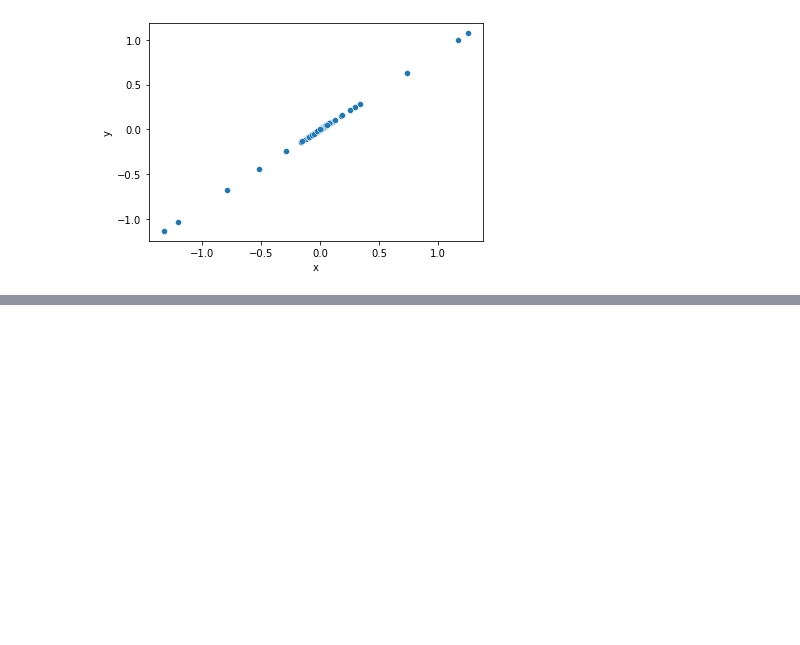
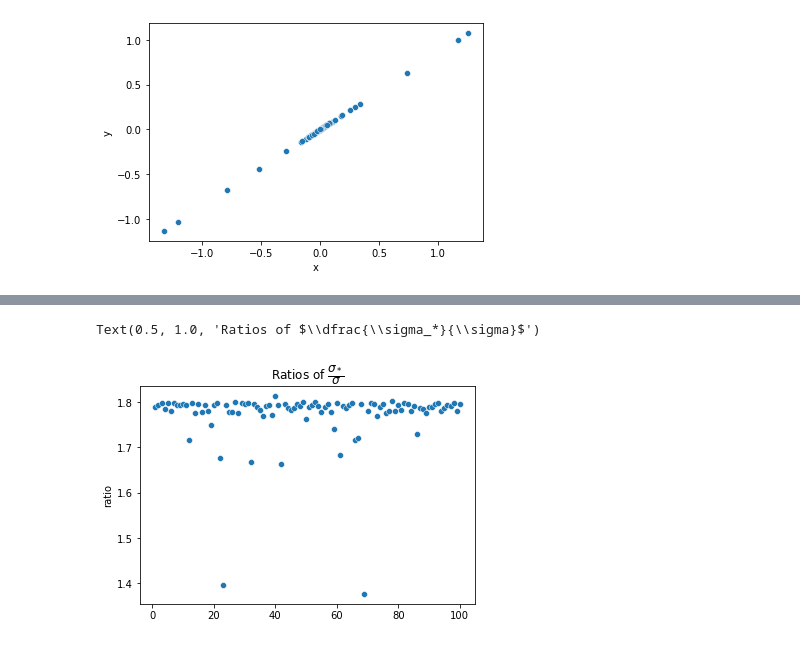
Before and after one commit to amspector100/hdlogistic, a Jupyter notebook: 244.ipynb, the cells around one changed output, grey strips where cells are left out. Cells and saved outputs as stored; diff of their text form; code cells hidden in the pictures; blank space fills up the shorter version.

```diff
--- a/244.ipynb
+++ b/244.ipynb
@@ -45,0 +85,8 @@ sns.scatterplot(data = scatter, x = 'x', y = 'y')
+# %%
+sigma_ratio = a/b
+# %%
+scatter_sigma = pd.DataFrame()
+one_to_hundred = pd.Series(range(1,101))
+scatter_sigma.insert(0,'x',one_to_hundred)
+scatter_sigma.insert(1,'y',sigma_ratio)
+print(scatter_sigma)
@@ -45,0 +108,7 @@ sns.scatterplot(data = scatter, x = 'x', y = 'y')
+# %%
+s=sns.scatterplot(data = scatter_sigma, x='x', y = 'y')
+s.set(xlabel = '', ylabel = 'ratio')
+s.set_title('Ratios of $\dfrac{\sigma_*}{\sigma}$')
+# %% [output]
+Text(0.5, 1.0, 'Ratios of $\\dfrac{\\sigma_*}{\\sigma}$')
+[figure, added]
```
Also changed, not shown: parts of 7 cells of this notebook.
